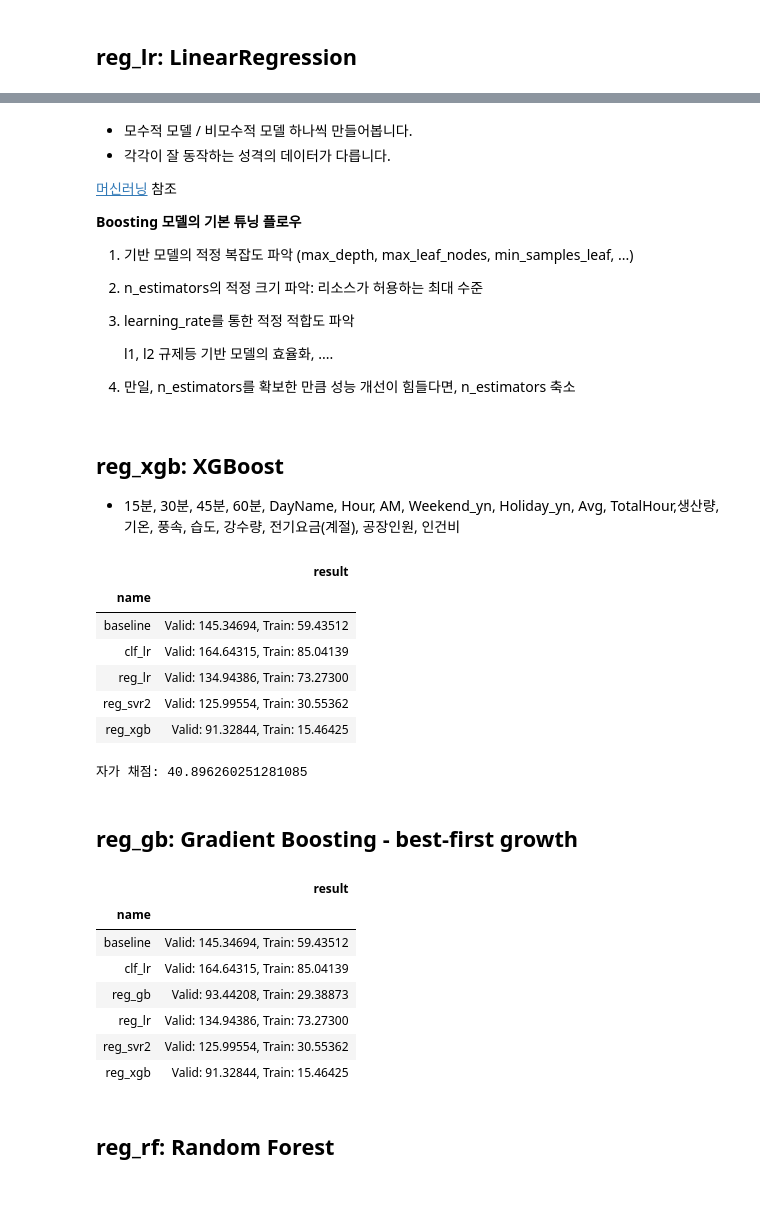
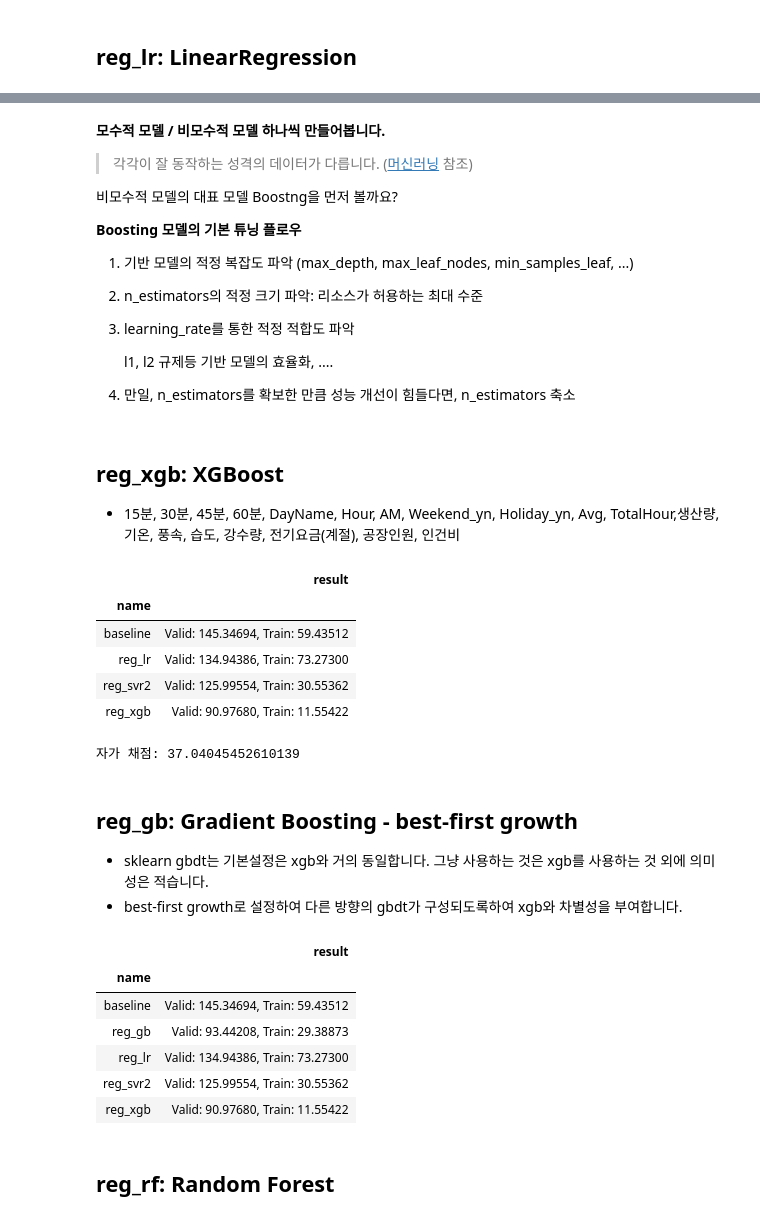
Before and after one commit to sunkusun9/DS_lv3_2605, a Jupyter notebook: sec_ds_lv3_prob3_kaggle.ipynb, the cells around one changed output, grey strips where cells are left out. Cells and saved outputs as stored; diff of their text form; code cells hidden in the pictures; blank space fills up the shorter version.

```diff
--- a/sec_ds_lv3_prob3_kaggle.ipynb
+++ b/sec_ds_lv3_prob3_kaggle.ipynb
@@ -442,10 +467,10 @@ eval_model('reg_lr', reg_lr)
 | reg_lr | Valid: 134.94386, Train: 73.27300 |
 | reg_svr2 | Valid: 125.99554, Train: 30.55362 |
 # %% [markdown]
-- 모수적 모델 / 비모수적 모델 하나씩 만들어봅니다.
-- 각각이 잘 동작하는 성격의 데이터가 다릅니다.
+**모수적 모델 / 비모수적 모델 하나씩 만들어봅니다.**
+> 각각이 잘 동작하는 성격의 데이터가 다릅니다. ([머신러닝](https://github.com/sunkusun9/DS_Lv3_elearning/blob/main/11.%20%EB%A8%B8%EC%8B%A0%20%EB%9F%AC%EB%8B%9D.ipynb) 참조)
 
-[머신러닝](https://github.com/sunkusun9/DS_Lv3_elearning/blob/main/11.%20%EB%A8%B8%EC%8B%A0%20%EB%9F%AC%EB%8B%9D.ipynb) 참조
+비모수적 모델의 대표 모델 Boostng을 먼저 볼까요?
 
 **Boosting 모델의 기본 튜닝 플로우**
 
@@ -463,31 +488,46 @@ eval_model('reg_lr', reg_lr)
 
 - 15분, 30분, 45분, 60분, DayName, Hour, AM, Weekend_yn, Holiday_yn, Avg, TotalHour,생산량, 기온, 풍속, 습도, 강수량, 전기요금(계절), 공장인원, 인건비
 # %%
+import xgboost as xgb
 X_xgb = "15분, 30분, 45분, 60분, DayName, Hour, AM, Weekend_yn, Holiday_yn, Avg, TotalHour, 생산량, 기온, 풍속, 습도, 강수량, 전기요금(계절), 공장인원, 인건비"
 X_xgb = X_xgb.split(', ')
 ct = ColumnTransformer([
     ('ohe', OneHotEncoder(categories = 'auto'), ['DayName']),
     ('pt', 'passthrough', X_xgb)
 ])
 reg_xgb = make_pipeline(
-    ct, xgb.XGBRegressor(random_state=123, max_depth=15, n_estimators = 300, learning_rate = 0.015, reg_lambda = 3)
+    ct, xgb.XGBRegressor(
+        random_state=123, # 결과를 고정시켜 혼선을 피합니다 -> 예민한 데이터셋에서는 이로 인해 결과의 왜곡이 생길 수 있으니, 유의하세요
+        max_depth=15, # 1. 기반 모델의 적정 복잡도를 설정합니다: 최적의 max_depth, ...
+        n_estimators = 300, # 2. 리소스(시간, 연산, ...)가 허용하는 만큼의 n_estimators를 설정합니다.
+        learning_rate = 0.015, # 3. 최적의 적합 정도를 정합니다.
+        reg_lambda = 2 # 일부 모델에 지나치게 가중치가 부여되제 않게 제어 합니다.
+        # 4. n_estimators를 늘렸을 때 효과가 없다면, 규제를 사용하여
+        #   특정 모델의 치우침을 해소하거나, 지나치게 억제시킴을 해소를 시도합니다.
+        # ※ Boosting 모델은 하이퍼 파라메터가 많습니다. 의미를 파악하셔서 조건이 된다면,
+        #   적용해보는 연습을 통해 이해도를 높이면 도움이 많이 됩니다.
+        # reg_alpha = 0 # L1 규제: 영향도가 적을 경우 더 이상 포함이 되지 않도록 유도합니다.
+        # 여러 시도 후 투입 n_estimators에 대한 효과를 보지 못했다면 n_estimators를 낮춥니다.
+    )
 )
 eval_model('reg_xgb', reg_xgb)
 # %% [output]
 |  | result |
 | name |  |
 | baseline | Valid: 145.34694, Train: 59.43512 |
-| clf_lr | Valid: 164.64315, Train: 85.04139 |
 | reg_lr | Valid: 134.94386, Train: 73.27300 |
 | reg_svr2 | Valid: 125.99554, Train: 30.55362 |
-| reg_xgb | Valid: 91.32844, Train: 15.46425 |
+| reg_xgb | Valid: 90.97680, Train: 11.55422 |
 # %%
 prd = select_model(reg_xgb)
 print("자가 채점: {}".format(mean_absolute_error(s_kaggle_ans, prd))) #  28.571764715699633
 # %% [output]
-자가 채점: 40.896260251281085
+자가 채점: 37.04045452610139
-# %% [markdown]
-## reg_gb: Gradient Boosting - best-first growth
+# %% [markdown]
+## reg_gb: Gradient Boosting - best-first growth
+
+- sklearn gbdt는 기본설정은 xgb와 거의 동일합니다. 그냥 사용하는 것은 xgb를 사용하는 것 외에 의미성은 적습니다.
+- best-first growth로 설정하여 다른 방향의 gbdt가 구성되도록하여 xgb와 차별성을 부여합니다.
 # %%
 from sklearn.ensemble import GradientBoostingRegressor
 X_gb = "15분, 30분, 45분, 60분, DayName, Hour, AM, Weekend_yn, Holiday_yn, Avg, TotalHour, 생산량, 기온, 풍속, 습도, 강수량, 전기요금(계절), 공장인원, 인건비"
@@ -498,7 +538,14 @@ ct = ColumnTransformer([
 ])
 reg_gb = make_pipeline(
     ct, GradientBoostingRegressor(
-        random_state=123, max_depth = None, max_leaf_nodes = 127, min_samples_leaf = 32, n_estimators = 300, learning_rate = 0.03
+        random_state=123,
+        max_depth = None, # 트리의 깊이가 무제한으로 성장토록합니다.
+        max_leaf_nodes = 127, # max_leaf_nodes를 지정하면 성장 위주의 트리가 만들어 집니다. 1. 보통 2자승 - 1 단위로 조정하고, 세밀한 폭으로 조정합니다.
+        min_samples_leaf = 32, # 부가요소. 리프노드의 성장을 표본수로도 억제해봅니다. 소수의 케이스(Ex.마이너한 범주 많을 경우)가 일반화를 방해할 경우 사용할 수 있습니다.
+        n_estimators = 300, #2. 최적의 n_estimators -> 리소스가 허용하는 만큼 사이즈를 키워 보세요
+        learning_rate = 0.03 # 3. 과적합이 발생한다면 learning_rate를 조정하여 과적합에 대응합니다.
+        # 4. 다른 하이퍼 파라메터를 추가하여 튜닝을 더해보거나 max_leaf_nodes 부터 다시 잡하보는 시도를 해봅니다. => Ex. min_samples_leaf
+        # n_estimators를 크게 잡은 효과를 못 볼 경우 줄여 나갑니다.
     )
 )
 eval_model('reg_gb', reg_gb)
@@ -506,11 +553,10 @@ eval_model('reg_gb', reg_gb)
 |  | result |
 | name |  |
 | baseline | Valid: 145.34694, Train: 59.43512 |
-| clf_lr | Valid: 164.64315, Train: 85.04139 |
 | reg_gb | Valid: 93.44208, Train: 29.38873 |
 | reg_lr | Valid: 134.94386, Train: 73.27300 |
 | reg_svr2 | Valid: 125.99554, Train: 30.55362 |
-| reg_xgb | Valid: 91.32844, Train: 15.46425 |
+| reg_xgb | Valid: 90.97680, Train: 11.55422 |
 # %% [markdown]
 ## reg_rf: Random Forest
 # %%
```
Also changed, not shown: parts of 39 cells of this notebook.
